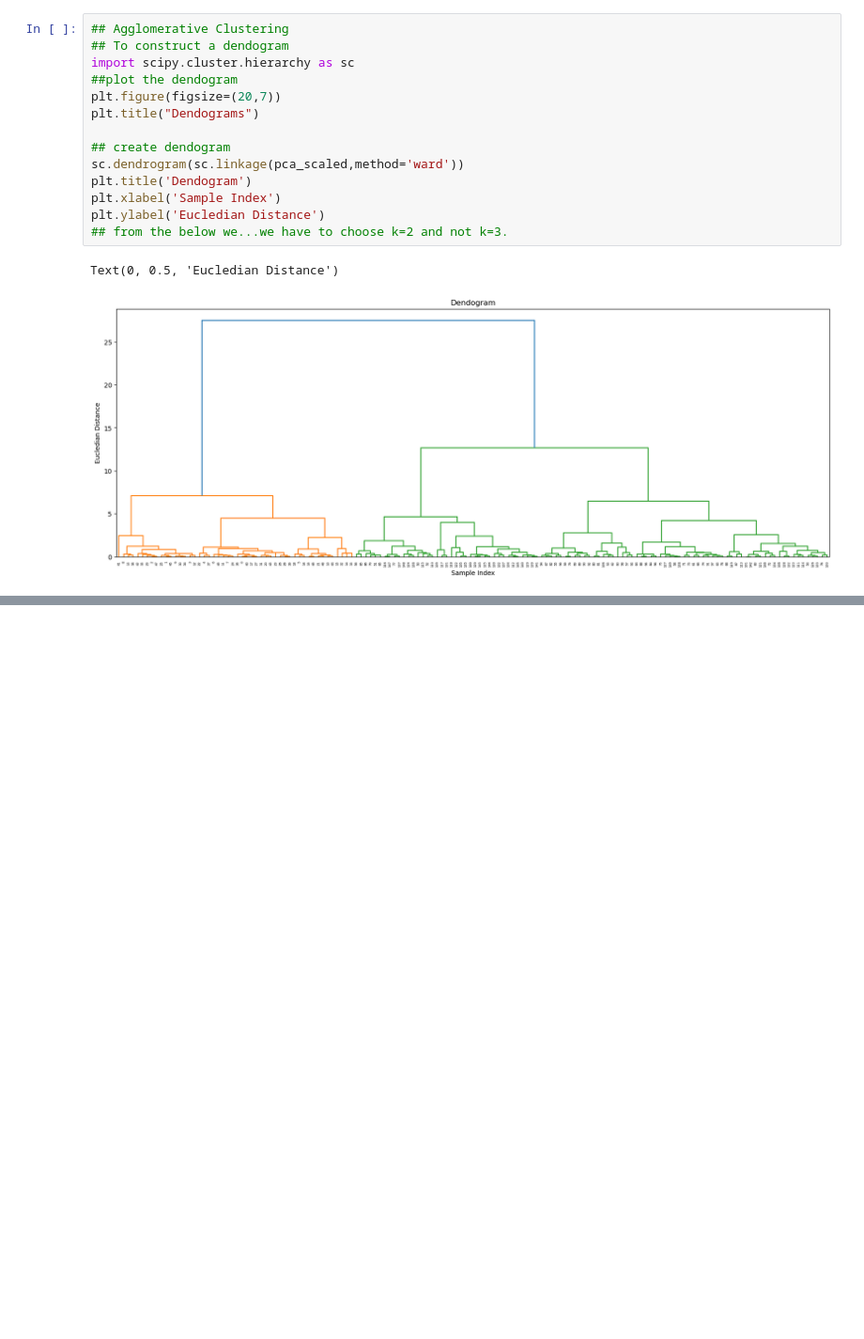
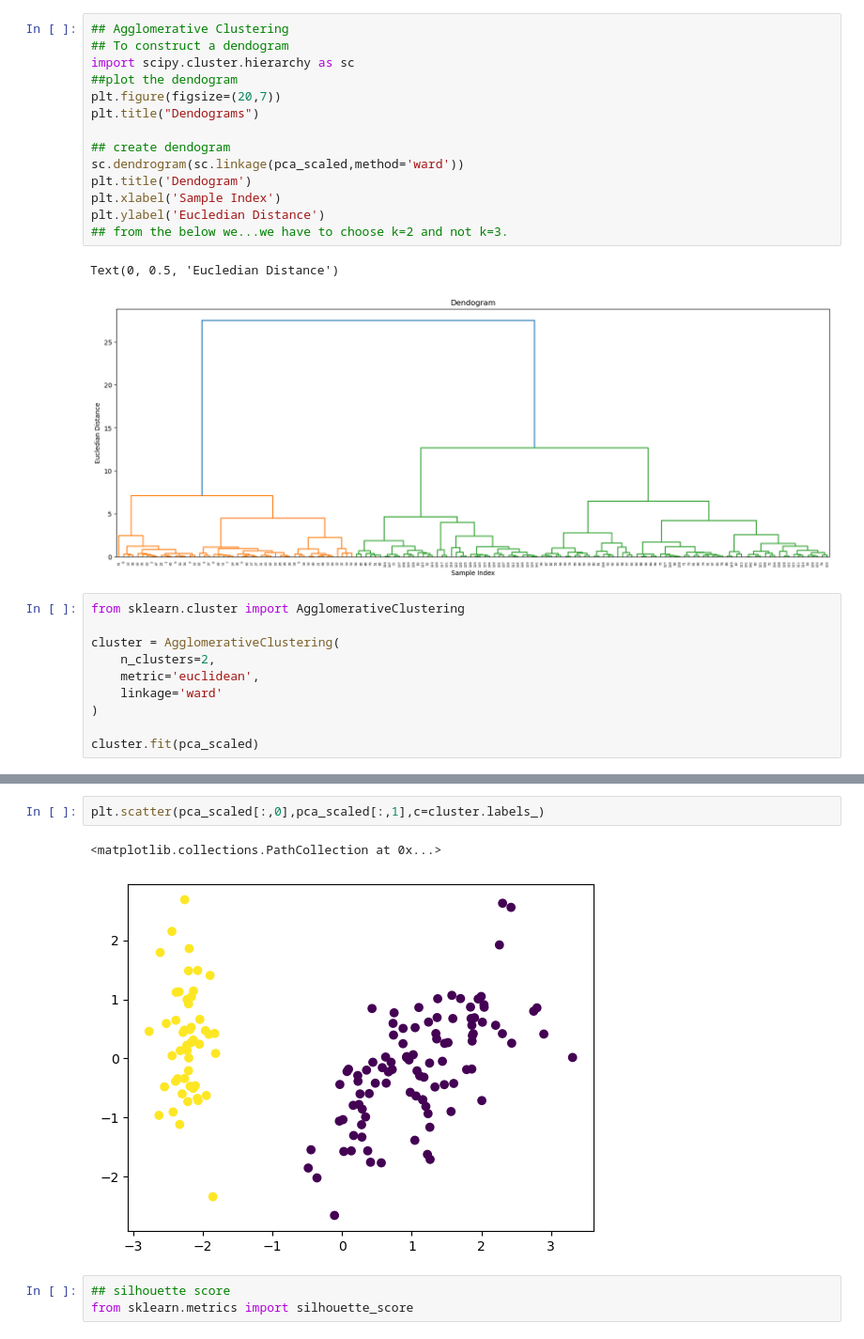
Before and after one commit to SIDHANTBARAPATRE/Machine-Learninng, a Jupyter notebook: 15-Hierarichal clustering/Hierarchical clustering.ipynb, the cells around one changed output, grey strips where cells are left out. Shown at 94% size. Drawn from its saved outputs; the diff is of its cells as text; blank space fills up the shorter version.

```diff
--- a/15-Hierarichal clustering/Hierarchical clustering.ipynb
+++ b/15-Hierarichal clustering/Hierarchical clustering.ipynb
@@ -82,3 +82,13 @@ plt.ylabel('Eucledian Distance')
 # %% [output]
 Text(0, 0.5, 'Eucledian Distance')
 [figure]
+# %%
+from sklearn.cluster import AgglomerativeClustering
+
+cluster = AgglomerativeClustering(
+    n_clusters=2,
+    metric='euclidean',
+    linkage='ward'
+)
+
+cluster.fit(pca_scaled)
@@ -84,0 +107,8 @@ Text(0, 0.5, 'Eucledian Distance')
+# %%
+plt.scatter(pca_scaled[:,0],pca_scaled[:,1],c=cluster.labels_)
+# %% [output]
+<matplotlib.collections.PathCollection at 0x...>
+[figure, added]
+# %%
+## silhouette score
+from sklearn.metrics import silhouette_score
```
Also changed, not shown: parts of 4 cells of this notebook, 1 other file.
